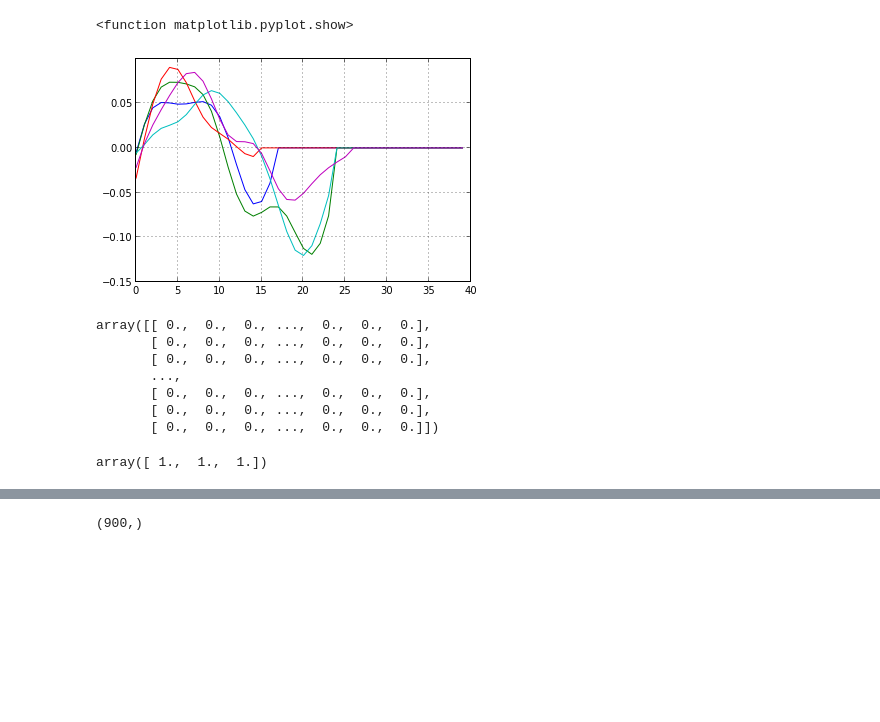
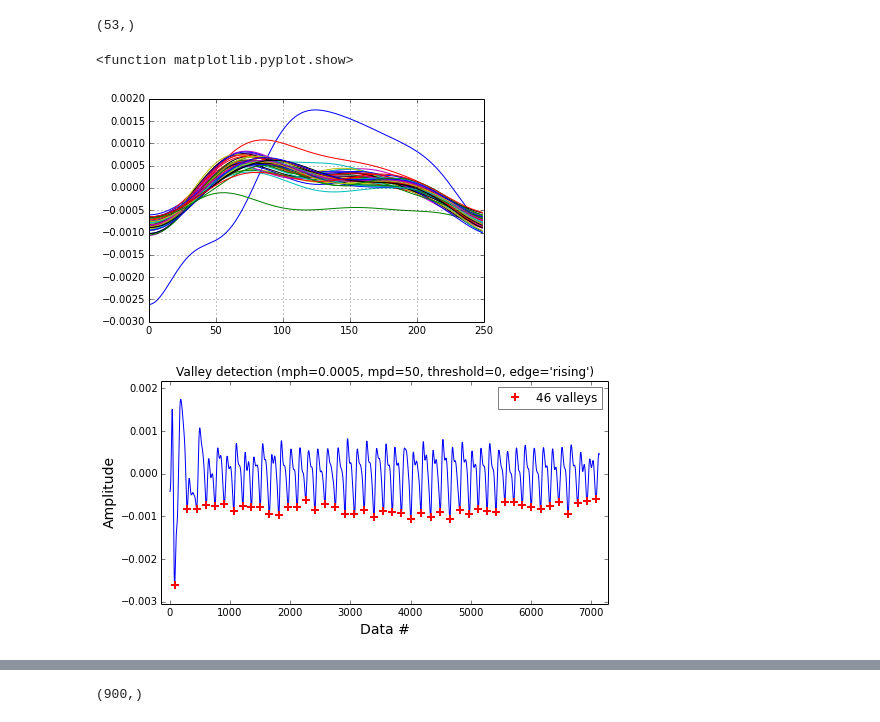
Before and after one commit to brown-ccv/pulsedetector, a Jupyter notebook: pulse_align.ipynb, the cells around one changed output, grey strips where cells are left out. Drawn from its saved outputs; the diff is of its cells as text; code cells hidden in the pictures; blank space fills up the shorter version.

```diff
--- a/pulse_align.ipynb
+++ b/pulse_align.ipynb
@@ -1,8 +1,14 @@
 # %%
 #Load data
 import numpy as np
-csv_fin='/Users/isa/Dropbox/MATLAB/VacuScan/data/rgb-50.txt'
-data = np.genfromtxt(csv_fin, dtype=float, delimiter=' ', skip_header=0);
+csv_fid_in='/Users/isa/GoogleDrive/VACUScan/Research/Data/20150222_Epi_trial/Ben_2015.2.22_anteriorLeftAntebrachium_1.txt'
+data_ios = np.genfromtxt(csv_fid_in, dtype=float, delimiter=' ', skip_header=0, usecols={2,3,4});
+# %%
+nframes = data_ios.shape[0]
+nvals = 4 #time + 3 channels
+fps = 30
+time_stamps = np.arange(0,nframes*fps, fps).reshape((nframes, 1))
+data = np.hstack((time_stamps, data_ios))
 # %%
 #bandpass the data
 import lib.signal_process_util as sp_util
@@ -12,7 +18,7 @@ highcut = 200./60
 fps = 30
 
 time = data[:, 0]
-avg_filtered = sp_util.bandpass(data[:, 1],fps, lowcut, highcut)
+avg_filtered = sp_util.bandpass(data[:, 2],fps, lowcut, highcut)
 # %%
 #Plot Raw Data
 
@@ -35,9 +71,15 @@ plt.show
 # %%
 #detect zero crossings
-sample_data = avg_filtered[t1*30:t2*30]
+t1= 3
+t2 = 25
+sample_data = avg_filtered[t1*fps:t2*fps]
 
 zero_shift = sample_data[1:] * sample_data[0:-1]
 idx = np.nonzero(zero_shift < 0)[0]
+# %%
+idx.shape
+# %% [output]
+(53,)
 # %%
 pulse_len = 40
 pulses = np.zeros((len(idx),pulse_len))
@@ -49,29 +91,22 @@ for i in range(2, len(idx), 2):
 # %%
 #plot each pulse
 pulse_fig = plt.figure()
 pulse_ax = pulse_fig.add_subplot(1,1,1)
 #data axis properties
 plt.locator_params(axis = 'y', nbins = 10)
 pulse_ax.grid(True)
 
-for i in range(0, 5):
+for i in range(0,45):
     pulse_ax.plot(pulses[i,:])
 
 plt.show
 # %% [output]
 <function matplotlib.pyplot.show>
-[figure, old version]
+[figure, new version]
-# %%
-pulses
-# %% [output]
-array([[ 0.,  0.,  0., ...,  0.,  0.,  0.],
-       [ 0.,  0.,  0., ...,  0.,  0.,  0.],
-       [ 0.,  0.,  0., ...,  0.,  0.,  0.],
-       ...,
-       [ 0.,  0.,  0., ...,  0.,  0.,  0.],
-       [ 0.,  0.,  0., ...,  0.,  0.,  0.],
-       [ 0.,  0.,  0., ...,  0.,  0.,  0.]])
-# %%
-pulses[0, 0:3]
-# %% [output]
-array([ 1.,  1.,  1.])
+# %%
+#detect peaks
+from lib.signal_process_util import detect_peaks
+# detect all peaks and plot data
+ind = detect_peaks(data_smooth, mph=0.0005, mpd=50, valley=True, show=True)
+# %% [output]
+[figure, added]
```
Also changed, not shown: parts of 5 cells of this notebook, 12 other files.
